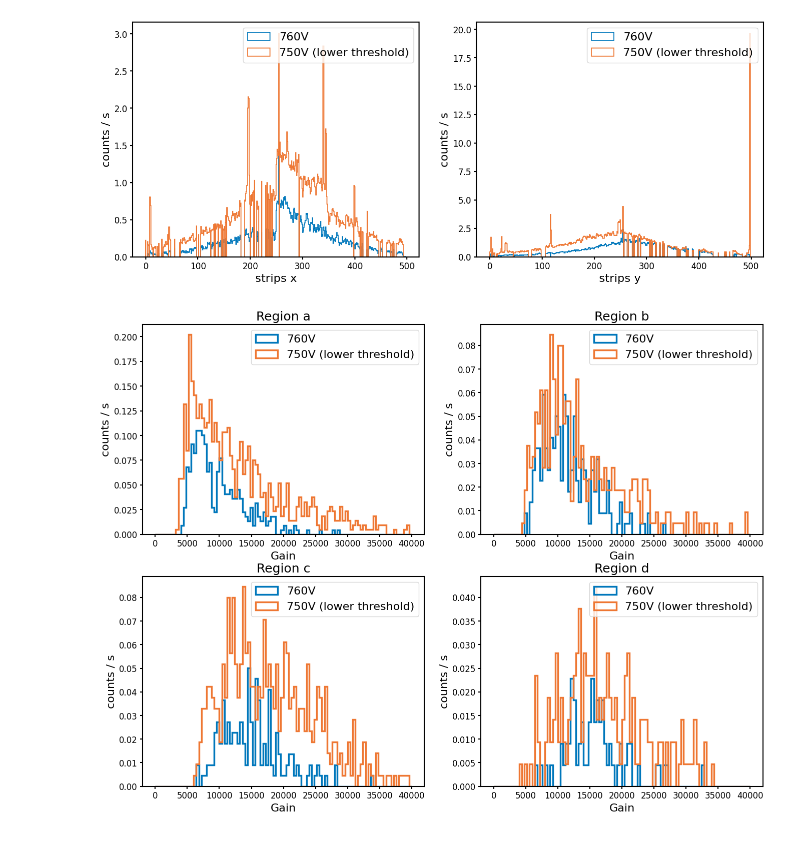
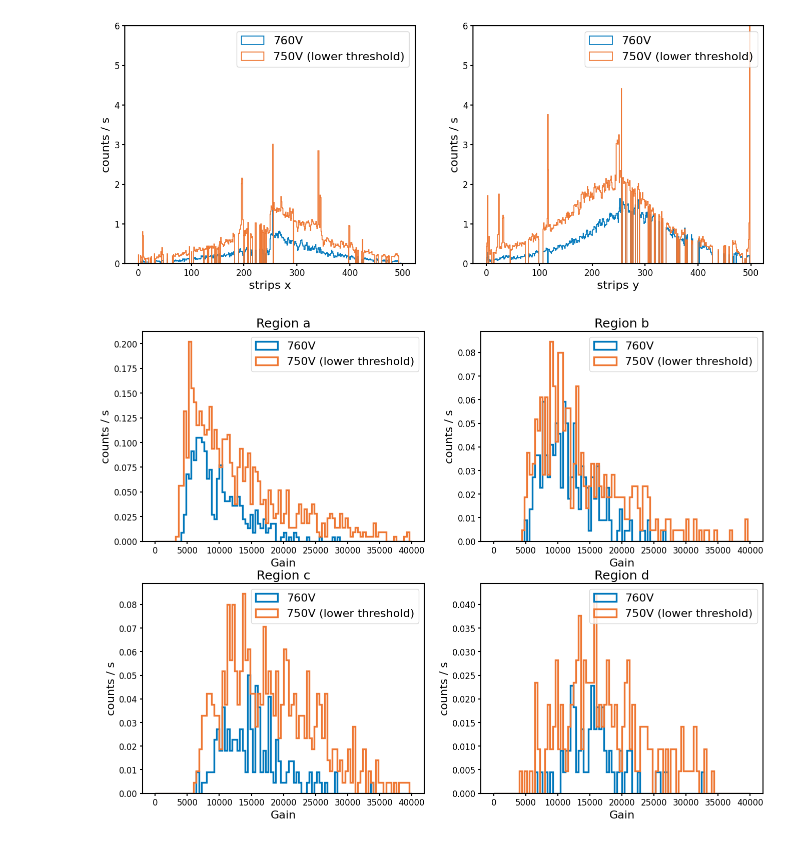
Before and after one commit to aleczanderpaul/vmm-reconstruction, a Jupyter notebook: micromegas_reconstruction.ipynb, the cells around one changed output. Saved outputs shown, nothing was run; the diff lists cells and outputs as text; code cells hidden in the pictures.

```diff
--- a/micromegas_reconstruction.ipynb
+++ b/micromegas_reconstruction.ipynb
@@ -105,33 +105,33 @@ for i in range(0, len(rootFolders)):
 # %%
 '''---------------------------------HIT RATE PLOTS---------------------------------'''
 logscale = False
 
 fig, ax = plt.subplots(1, 2, figsize=(16, 6))
 for i in range(0, len(df_hits_list)):
     xHits = df_hits_list[i].loc[df_hits_list[i]['plane'] == 0].reset_index()
     x_counts, x_bin_edges, x_patches = ax[0].hist(xHits['pos'], bins=strip_edges, histtype='step', color=hist_colors[i], weights=np.full(len(xHits), 1/data_duration_list[i]), label=hist_labels[i], linewidth=1.25)
 
     yHits = df_hits_list[i].loc[df_hits_list[i]['plane'] == 1].reset_index()
     y_counts, y_bin_edges, y_patches = ax[1].hist(yHits['pos'], bins=strip_edges, histtype='step', color=hist_colors[i], weights=np.full(len(yHits), 1/data_duration_list[i]), label=hist_labels[i], linewidth=1.25)
 
 ax[0].legend(loc='upper right')
 ax[0].set_xlabel("strips x")
 ax[0].set_ylabel("counts / s")
 ax[1].legend(loc='upper right')
 ax[1].set_xlabel("strips y")
 ax[1].set_ylabel("counts / s")
 
 if logscale == True:
     ax[0].set_yscale("log")
     ax[1].set_yscale("log")
 
-#ax[0].set_ylim(0, 10)
-#ax[1].set_ylim(0, 10)
+ax[0].set_ylim(0, 6)
+ax[1].set_ylim(0, 6)
 
 fig.savefig(f'plots/png/hit_rate.png', bbox_inches="tight")
 fig.savefig(f'plots/pdf/hit_rate.pdf', bbox_inches="tight")
 # %% [output]
-[figure, old version]
+[figure, new version]
 # %%
 '''---------------------PLOT GAIN (by dataset) FOR EACH REGION---------------------'''
 xaxis_minmax = (0, 40000)
```
Also changed, not shown: 12 other files.
